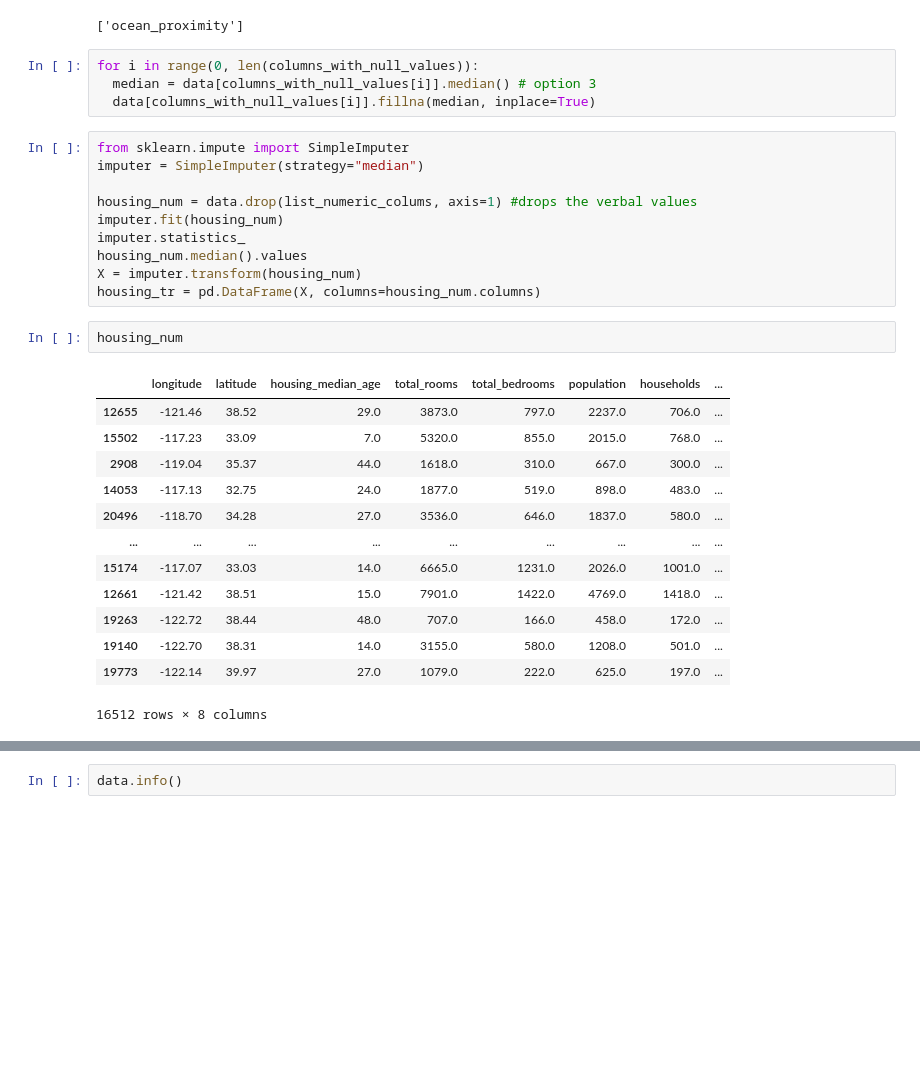
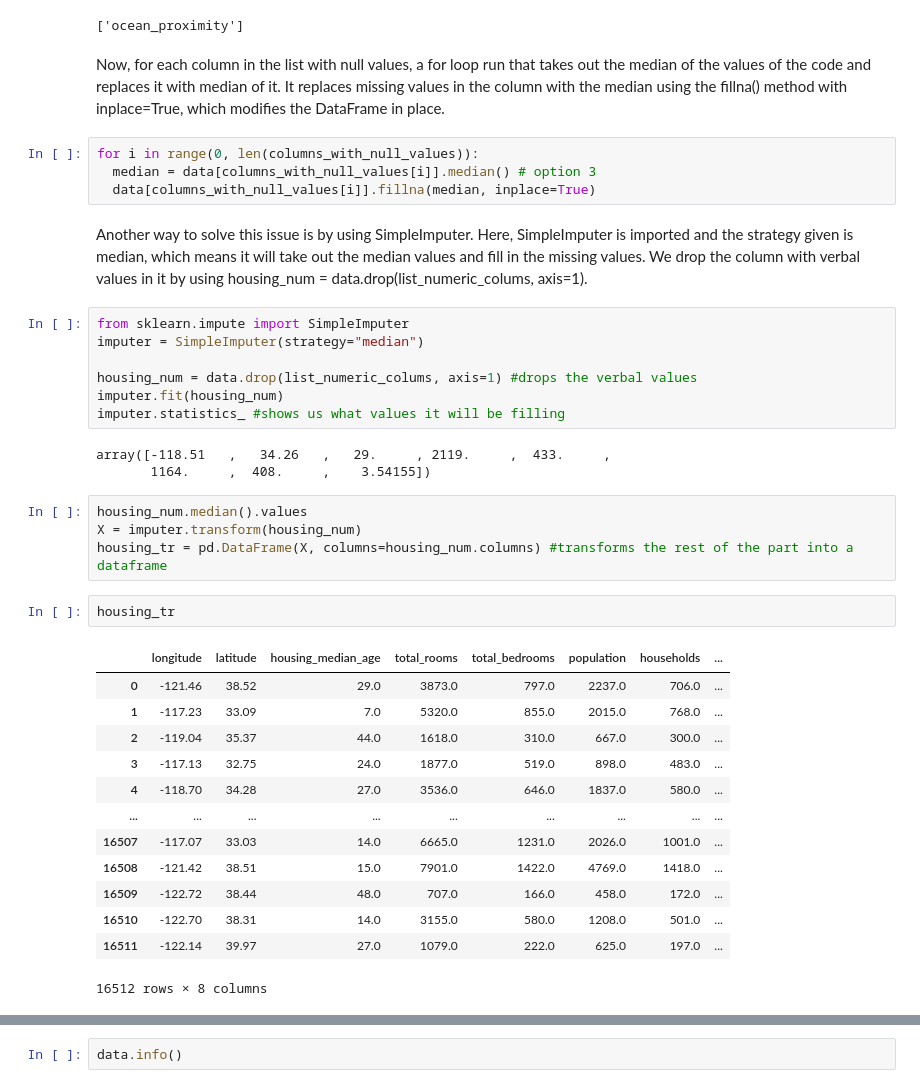
Before and after one commit to AryamanBhatia/GDSC-House-Prices, a Jupyter notebook: GitHub_juypter_test.ipynb, the cells around one changed output, grey strips where cells are left out. Drawn from its saved outputs; the diff is of its cells as text; blank space fills up the shorter version.

```diff
--- a/GitHub_juypter_test.ipynb
+++ b/GitHub_juypter_test.ipynb
@@ -286,33 +292,42 @@ list_numeric_colums
 #print(str_non_numeric_column)
 # %% [output]
 ['ocean_proximity']
+# %% [markdown]
+Now, for each column in the list with null values, a for loop run that takes out the median of the values of the code and replaces it with median of it.
+It replaces missing values in the column with the median using the fillna() method with inplace=True, which modifies the DataFrame in place.
 # %%
 for i in range(0, len(columns_with_null_values)):
   median = data[columns_with_null_values[i]].median() # option 3
   data[columns_with_null_values[i]].fillna(median, inplace=True)
+# %% [markdown]
+Another way to solve this issue is by using SimpleImputer. Here, SimpleImputer is imported and the strategy given is median, which means it will take out the median values and fill in the missing values. We drop the column with verbal values in it by using housing_num = data.drop(list_numeric_colums, axis=1).
 # %%
 from sklearn.impute import SimpleImputer
 imputer = SimpleImputer(strategy="median")
 
 housing_num = data.drop(list_numeric_colums, axis=1) #drops the verbal values
 imputer.fit(housing_num)
-imputer.statistics_
-housing_num.median().values
-X = imputer.transform(housing_num)
-housing_tr = pd.DataFrame(X, columns=housing_num.columns)
+imputer.statistics_ #shows us what values it will be filling
+# %% [output]
+array([-118.51   ,   34.26   ,   29.     , 2119.     ,  433.     ,
+       1164.     ,  408.     ,    3.54155])
+# %%
+housing_num.median().values
+X = imputer.transform(housing_num)
+housing_tr = pd.DataFrame(X, columns=housing_num.columns) #transforms the rest of the part into a dataframe
 # %%
-housing_num
+housing_tr
 # %% [output]
 |  | longitude | latitude | housing_median_age | total_rooms | total_bedrooms | population | households | ... |
-| 12655 | -121.46 | 38.52 | 29.0 | 3873.0 | 797.0 | 2237.0 | 706.0 | ... |
-| 15502 | -117.23 | 33.09 | 7.0 | 5320.0 | 855.0 | 2015.0 | 768.0 | ... |
-| 2908 | -119.04 | 35.37 | 44.0 | 1618.0 | 310.0 | 667.0 | 300.0 | ... |
-| 14053 | -117.13 | 32.75 | 24.0 | 1877.0 | 519.0 | 898.0 | 483.0 | ... |
-| 20496 | -118.70 | 34.28 | 27.0 | 3536.0 | 646.0 | 1837.0 | 580.0 | ... |
+| 0 | -121.46 | 38.52 | 29.0 | 3873.0 | 797.0 | 2237.0 | 706.0 | ... |
+| 1 | -117.23 | 33.09 | 7.0 | 5320.0 | 855.0 | 2015.0 | 768.0 | ... |
+| 2 | -119.04 | 35.37 | 44.0 | 1618.0 | 310.0 | 667.0 | 300.0 | ... |
+| 3 | -117.13 | 32.75 | 24.0 | 1877.0 | 519.0 | 898.0 | 483.0 | ... |
+| 4 | -118.70 | 34.28 | 27.0 | 3536.0 | 646.0 | 1837.0 | 580.0 | ... |
 | ... | ... | ... | ... | ... | ... | ... | ... | ... |
-| 15174 | -117.07 | 33.03 | 14.0 | 6665.0 | 1231.0 | 2026.0 | 1001.0 | ... |
-| 12661 | -121.42 | 38.51 | 15.0 | 7901.0 | 1422.0 | 4769.0 | 1418.0 | ... |
-| 19263 | -122.72 | 38.44 | 48.0 | 707.0 | 166.0 | 458.0 | 172.0 | ... |
-| 19140 | -122.70 | 38.31 | 14.0 | 3155.0 | 580.0 | 1208.0 | 501.0 | ... |
-| 19773 | -122.14 | 39.97 | 27.0 | 1079.0 | 222.0 | 625.0 | 197.0 | ... |
+| 16507 | -117.07 | 33.03 | 14.0 | 6665.0 | 1231.0 | 2026.0 | 1001.0 | ... |
+| 16508 | -121.42 | 38.51 | 15.0 | 7901.0 | 1422.0 | 4769.0 | 1418.0 | ... |
+| 16509 | -122.72 | 38.44 | 48.0 | 707.0 | 166.0 | 458.0 | 172.0 | ... |
+| 16510 | -122.70 | 38.31 | 14.0 | 3155.0 | 580.0 | 1208.0 | 501.0 | ... |
+| 16511 | -122.14 | 39.97 | 27.0 | 1079.0 | 222.0 | 625.0 | 197.0 | ... |
 16512 rows × 8 columns
```
Also changed, not shown: parts of 22 cells of this notebook.
